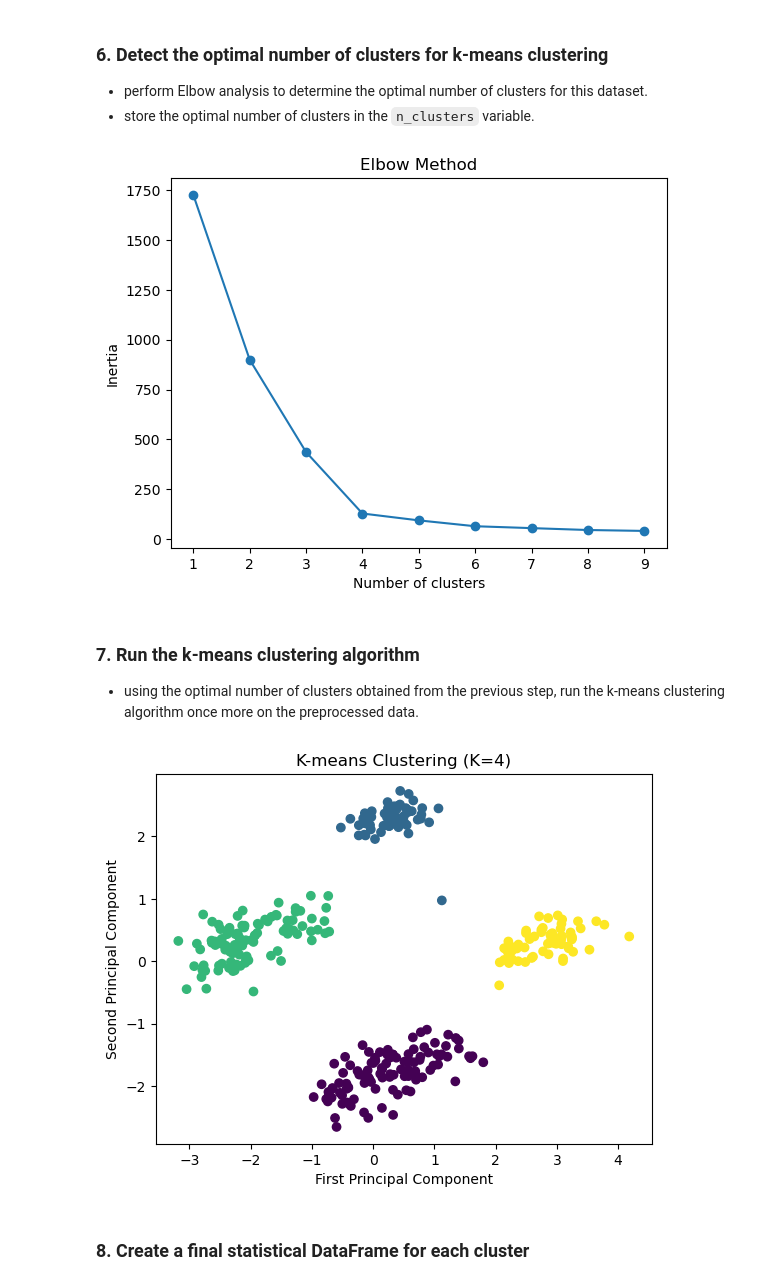
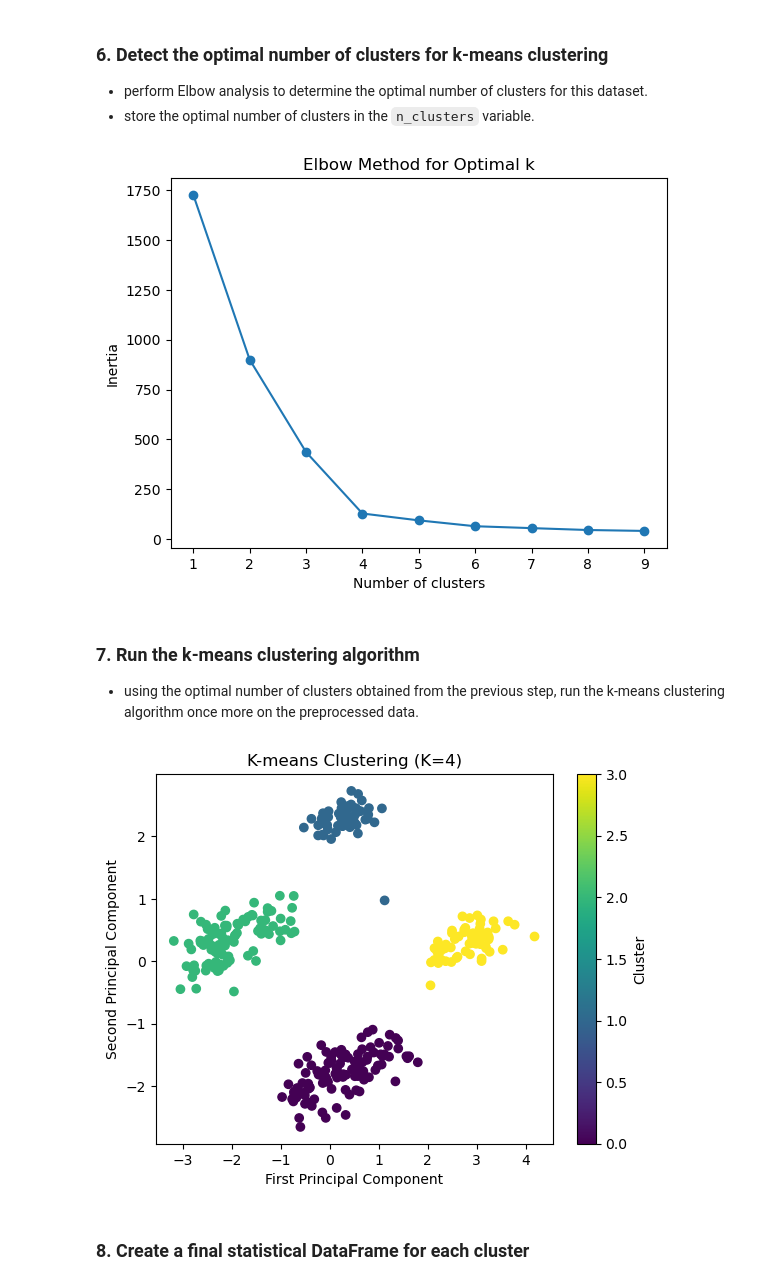
Before and after one commit to yashuv/Clustering-Penguin-Species, a Jupyter notebook: clustering_penguin_species.ipynb, the cells around one changed output. Drawn from its saved outputs; the diff is of its cells as text; code cells hidden in the pictures.

```diff
--- a/clustering_penguin_species.ipynb
+++ b/clustering_penguin_species.ipynb
@@ -208,8 +212,8 @@ penguins_PCA = pca.fit_transform(penguins_preprocessed)
 - perform Elbow analysis to determine the optimal number of clusters for this dataset.
 - store the optimal number of clusters in the `n_clusters` variable.
 # %%
+# determine the optimal number of clusters using elbow method
 inertia = []
-
 for k in range(1, 10):
     kmeans = KMeans(n_clusters=k, random_state=42).fit(penguins_PCA)
     inertia.append(kmeans.inertia_)
@@ -217,8 +221,8 @@ for k in range(1, 10):
 plt.plot(range(1, 10), inertia, marker='o')
 plt.xlabel('Number of clusters')
 plt.ylabel('Inertia')
-plt.title('Elbow Method')
+plt.title('Elbow Method for Optimal k')
 plt.show()
 # %% [output]
-[figure, old version]
+[figure, new version]
 # %%
@@ -228,16 +233,20 @@ n_clusters = 4
 
 - using the optimal number of clusters obtained from the previous step, run the k-means clustering algorithm once more on the preprocessed data.
 # %%
+# create and fit the k-means cluster model
 kmeans = KMeans(n_clusters=n_clusters, random_state=42).fit(penguins_PCA)
 
+# visualize the clusters using the first two principal components
+# plt.figure(figsize=(10, 6))
 plt.scatter(penguins_PCA[:, 0], penguins_PCA[:, 1], c=kmeans.labels_, cmap='viridis')
 plt.xlabel('First Principal Component')
 plt.ylabel('Second Principal Component')
 plt.title(f'K-means Clustering (K={n_clusters})')
+plt.colorbar(label='Cluster')
 # plt.legend()
 plt.show()
 # %% [output]
-[figure, old version]
+[figure, new version]
 # %% [markdown]
 ### 8. Create a final statistical DataFrame for each cluster
 # %%
```
Also changed, not shown: parts of 10 cells of this notebook.
